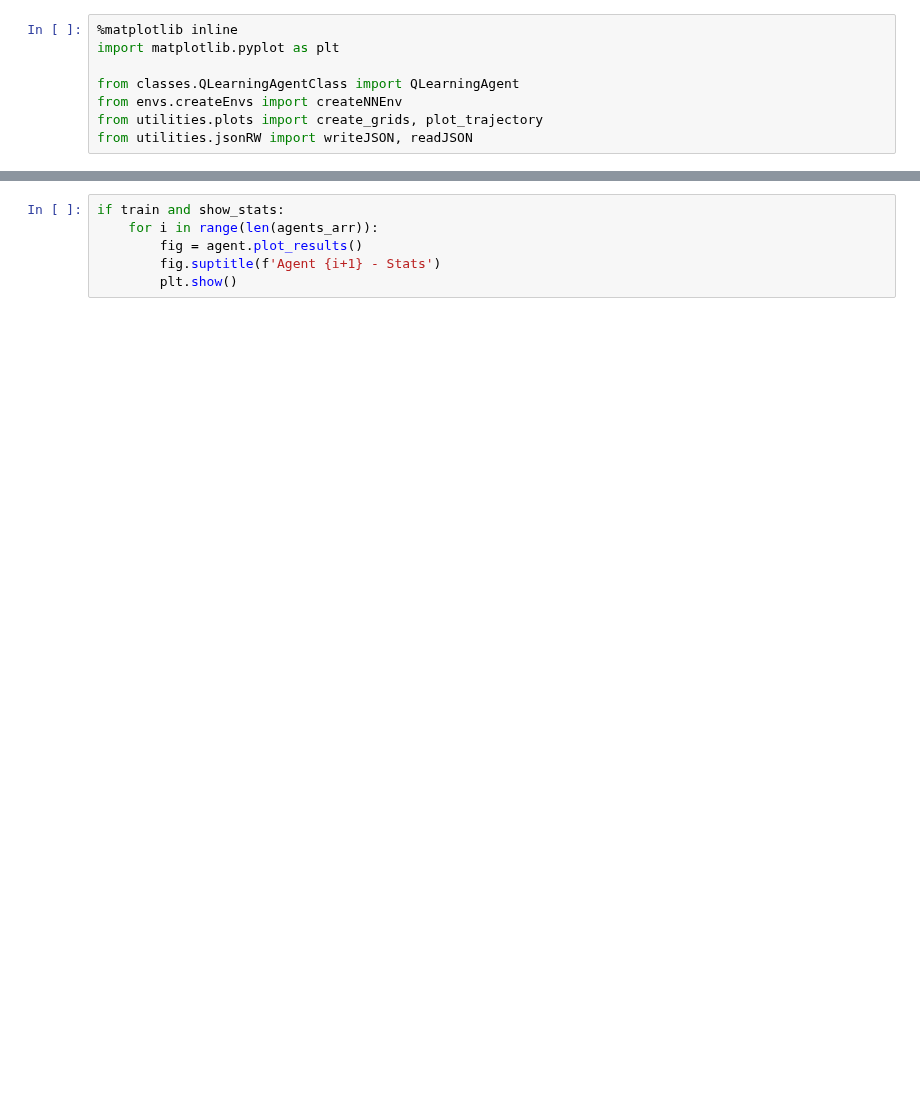
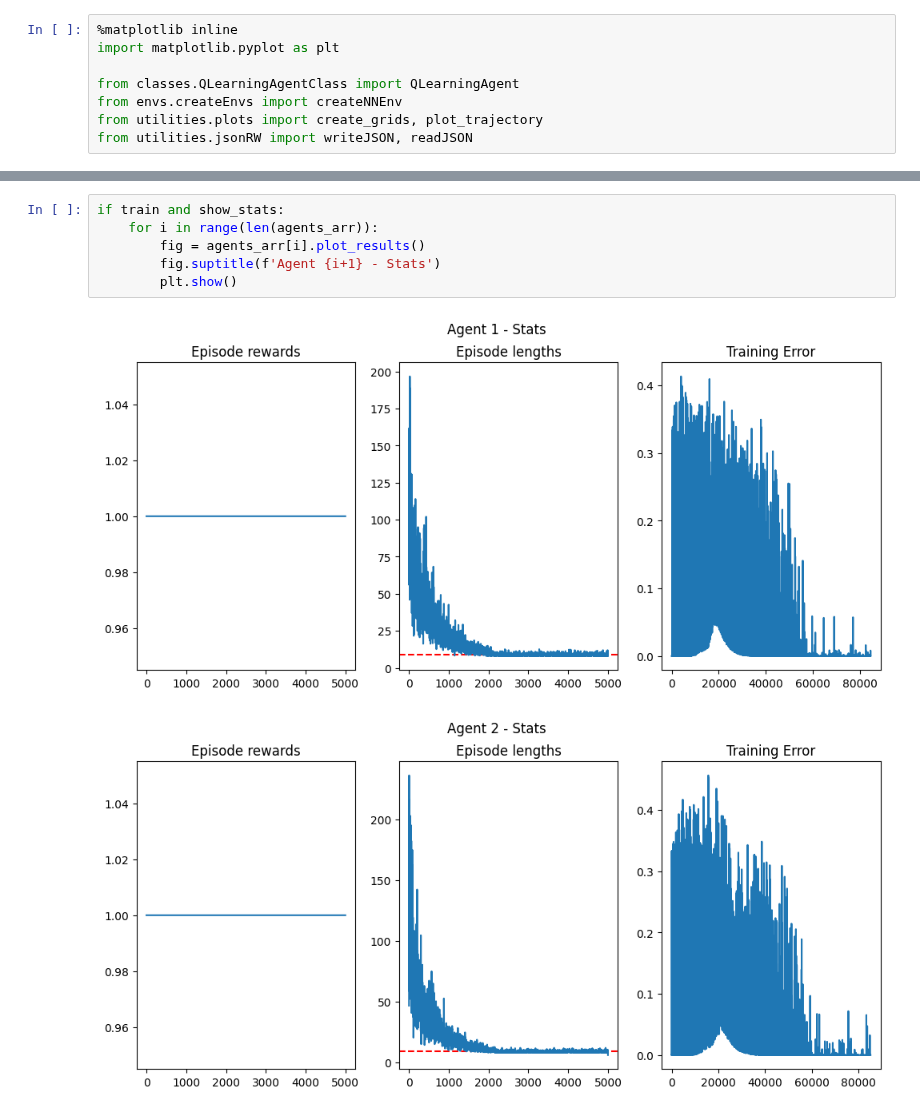
Before and after one commit to salvalago23/TFG_Salvador_Perez_GR, a Jupyter notebook: src/4_QLearning.ipynb, the cells around one changed output, grey strips where cells are left out. Drawn from its saved outputs; the diff is of its cells as text; blank space fills up the shorter version.

```diff
--- a/src/4_QLearning.ipynb
+++ b/src/4_QLearning.ipynb
@@ -68,9 +57,12 @@ Agent 12 / 50
 # %%
 if train and show_stats:
     for i in range(len(agents_arr)):
-        fig = agent.plot_results()
+        fig = agents_arr[i].plot_results()
         fig.suptitle(f'Agent {i+1} - Stats')
         plt.show()
+# %% [output]
+[figure, added]
+[figure, added]
 # %%
 if train:
     for i in range(len(agents_arr)):
```
Also changed, not shown: parts of 4 cells of this notebook, 3 other files.
